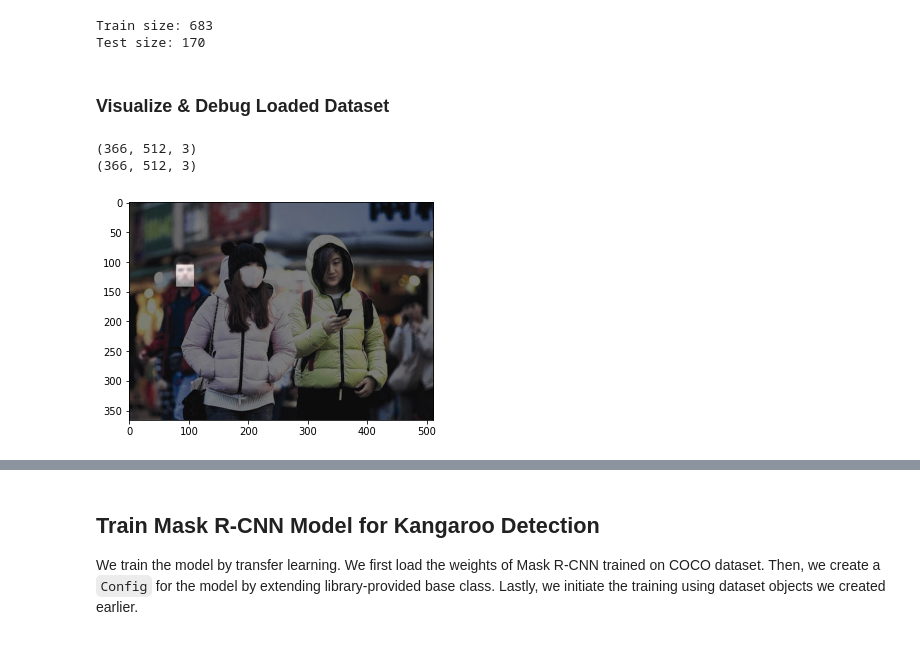
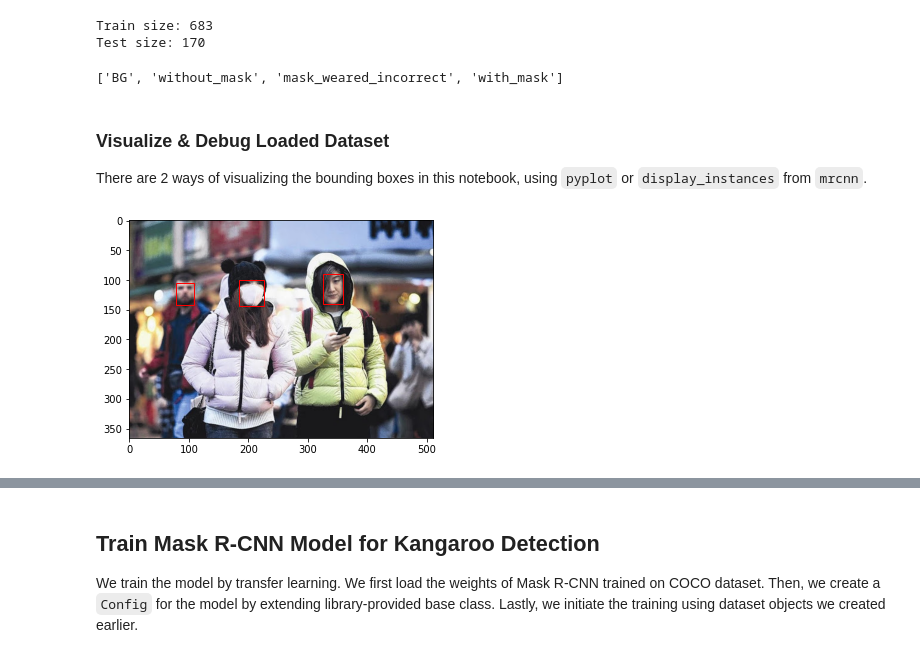
Before and after one commit to BingkAI-B21CAP0161/C-Mask-Machine-Learning, a Jupyter notebook: Masked_Face_Object_Detection/Modelling/Mask_R_CNN_Object_Detection.ipynb, the cells around one changed output, grey strips where cells are left out. Cells and saved outputs as stored; diff of their text form; code cells hidden in the pictures.

```diff
--- a/Masked_Face_Object_Detection/Modelling/Mask_R_CNN_Object_Detection.ipynb
+++ b/Masked_Face_Object_Detection/Modelling/Mask_R_CNN_Object_Detection.ipynb
@@ -235,25 +242,11 @@ print('Test size: %d' % len(test_set.image_ids))
 # %% [output]
 Train size: 683
 Test size: 170
-# %% [markdown]
-### Visualize & Debug Loaded Dataset
-# %%
-# Plot a single image
-
-# Load an image
-image_id = 0
-image = train_set.load_image(image_id)
-print(image.shape)
-
-# Load image mask
-mask, class_ids = train_set.load_mask(image_id)
-print(mask.shape)
-
-# Plot image and mask
-plt.imshow(image)
-plt.imshow(mask[:, :, 0], cmap='gray', alpha=0.5)
-plt.show()
-# %% [output]
-(366, 512, 3)
-(366, 512, 3)
-[figure, removed]
+# %%
+train_set.class_names
+# %% [output]
+['BG', 'without_mask', 'mask_weared_incorrect', 'with_mask']
+# %% [markdown]
+### Visualize & Debug Loaded Dataset
+
+There are 2 ways of visualizing the bounding boxes in this notebook, using `pyplot` or `display_instances` from `mrcnn`.
@@ -260 +269,8 @@ plt.show()
+# %%
+# Plot a single image from train_set using pyplot
+
+image_id = 0
+display_image_and_bbox(train_set, image_id)
+# %% [output]
+[figure, added]
 # %%
```
Also changed, not shown: parts of 11 cells of this notebook.
